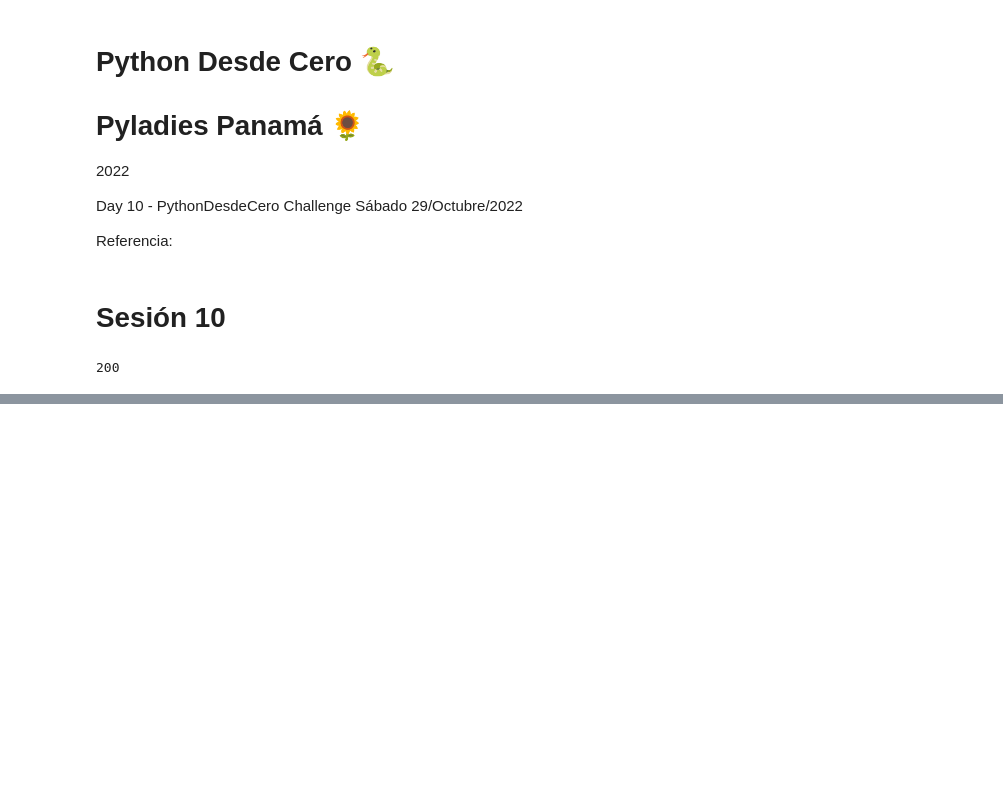
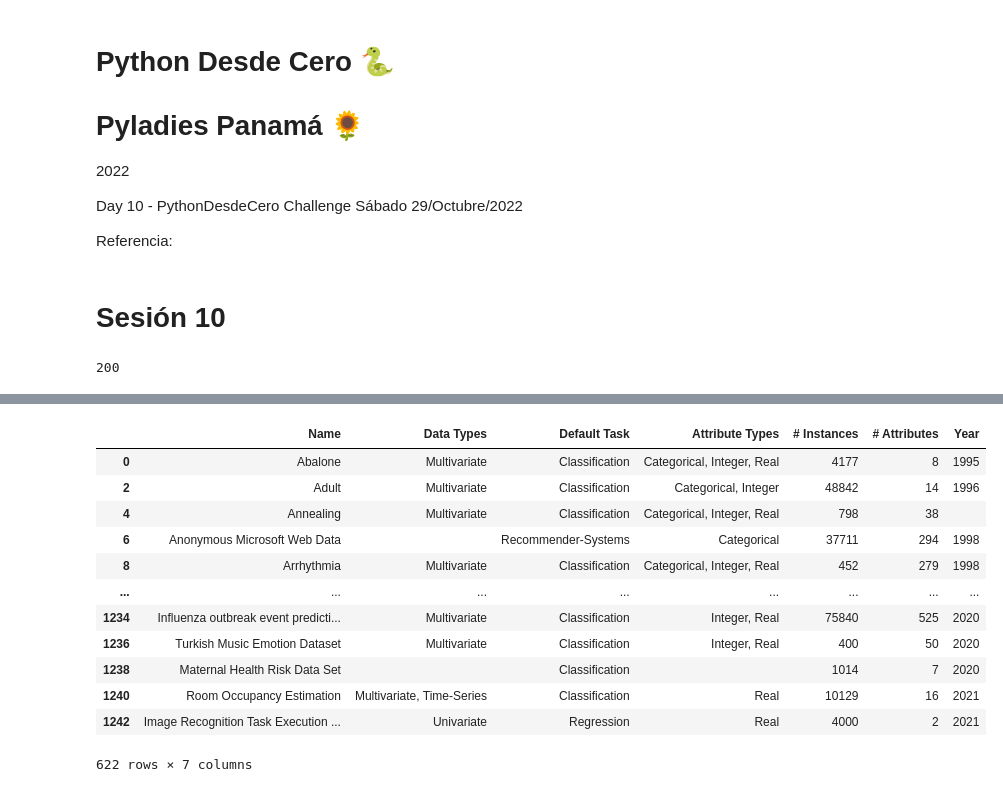
Before and after one commit to ildacec/Python_PythonDesdeCero-Challenge, a Jupyter notebook: Web_Scrapping.ipynb, the cells around one changed output, grey strips where cells are left out. Saved outputs shown, nothing was run; the diff lists cells and outputs as text; code cells hidden in the pictures; blank space fills up the shorter version.

```diff
--- a/Web_Scrapping.ipynb
+++ b/Web_Scrapping.ipynb
@@ -80,0 +134,18 @@ import pandas as pd
+# %%
+dftable_clean1 =dftable_clean0.drop(["Name1","espacio"], axis=1)
+dftable_clean1
+#dftable.drop(["espacio"], axis=1)
+# %% [output]
+|  | Name | Data Types | Default Task | Attribute Types | # Instances | # Attributes | Year |
+| 0 | Abalone | Multivariate | Classification | Categorical, Integer, Real | 4177 | 8 | 1995 |
+| 2 | Adult | Multivariate | Classification | Categorical, Integer | 48842 | 14 | 1996 |
+| 4 | Annealing | Multivariate | Classification | Categorical, Integer, Real | 798 | 38 |  |
+| 6 | Anonymous Microsoft Web Data |  | Recommender-Systems | Categorical | 37711 | 294 | 1998 |
+| 8 | Arrhythmia | Multivariate | Classification | Categorical, Integer, Real | 452 | 279 | 1998 |
+| ... | ... | ... | ... | ... | ... | ... | ... |
+| 1234 | Influenza outbreak event predicti... | Multivariate | Classification | Integer, Real | 75840 | 525 | 2020 |
+| 1236 | Turkish Music Emotion Dataset | Multivariate | Classification | Integer, Real | 400 | 50 | 2020 |
+| 1238 | Maternal Health Risk Data Set |  | Classification |  | 1014 | 7 | 2020 |
+| 1240 | Room Occupancy Estimation | Multivariate, Time-Series | Classification | Real | 10129 | 16 | 2021 |
+| 1242 | Image Recognition Task Execution ... | Univariate | Regression | Real | 4000 | 2 | 2021 |
+622 rows × 7 columns
```
Also changed, not shown: parts of 6 cells of this notebook.
